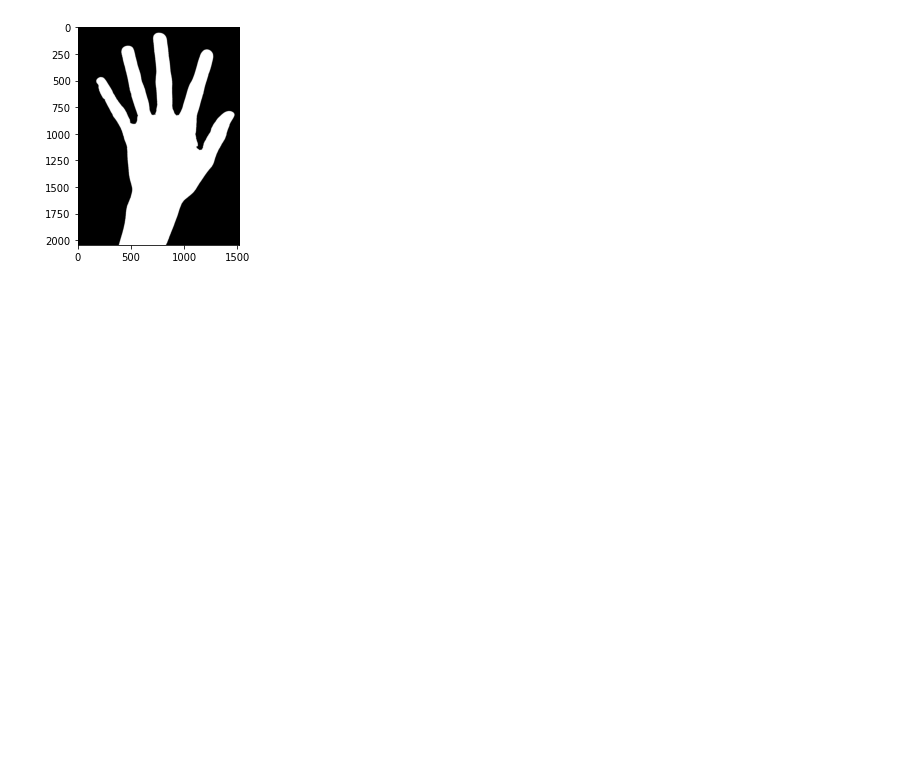
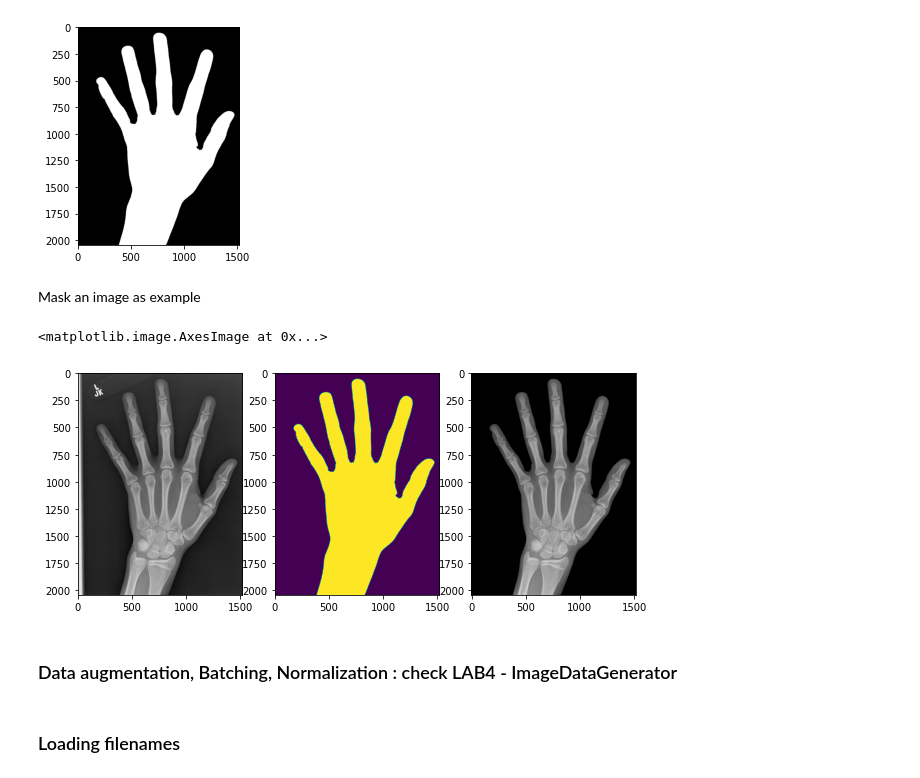
Before and after one commit to tommilotta/BoneAgePrediction, a Jupyter notebook: bone_age_prediction.ipynb, the cells around one changed output. Cells and saved outputs as stored; diff of their text form; code cells hidden in the pictures; blank space fills up the shorter version.

```diff
--- a/bone_age_prediction.ipynb
+++ b/bone_age_prediction.ipynb
@@ -47,3 +54,19 @@ plt.imshow(cv2.imread(path + '/' + masks_path + '/1377.png'))
 # %% [output]
 <matplotlib.image.AxesImage at 0x...>
 [figure]
+# %% [markdown]
+Mask an image as example
+# %%
+fig, ax = plt.subplots(1,3, figsize=(10, 7))
+image = cv2.imread(train_dirs[0] + '/1377.png')
+mask = cv2.imread(path + '/' + masks_path + '/1377.png', 0) # 0 to read image in grayscale mode
+ax[0].imshow(image)
+ax[1].imshow(mask)
+ax[2].imshow(cv2.bitwise_and(image, image, mask=mask))
+# %% [output]
+<matplotlib.image.AxesImage at 0x...>
+[figure, added]
+# %% [markdown]
+### Data augmentation, Batching, Normalization : check LAB4 - ImageDataGenerator
+# %% [markdown]
+### Loading filenames
```
Also changed, not shown: parts of 14 cells of this notebook.
